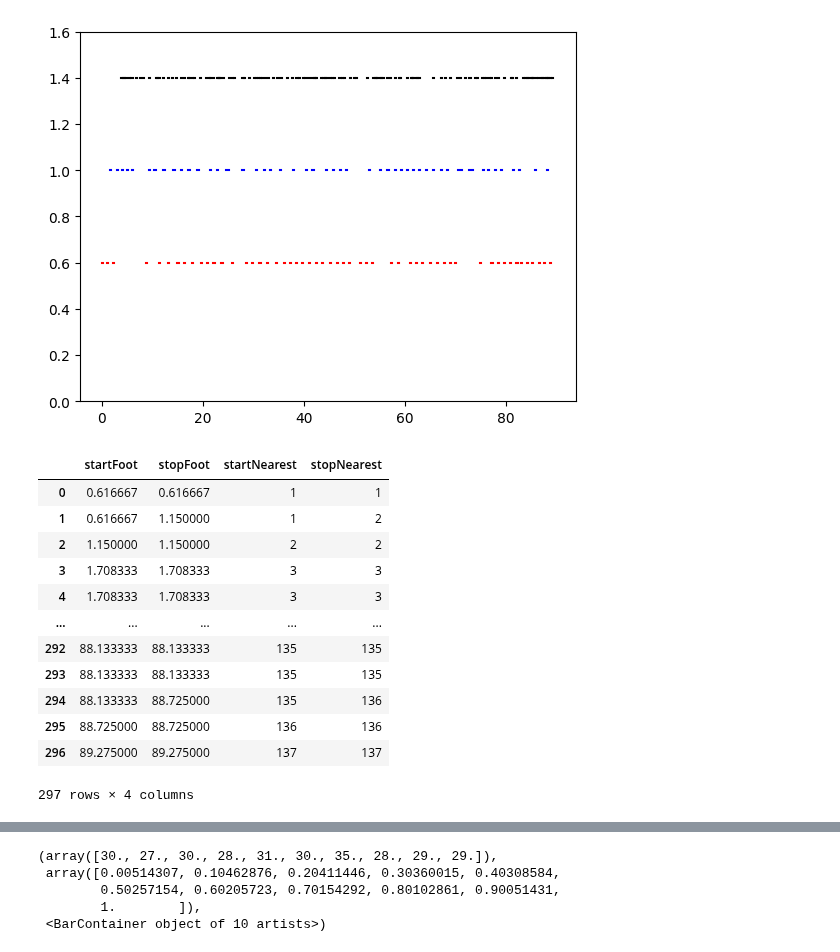
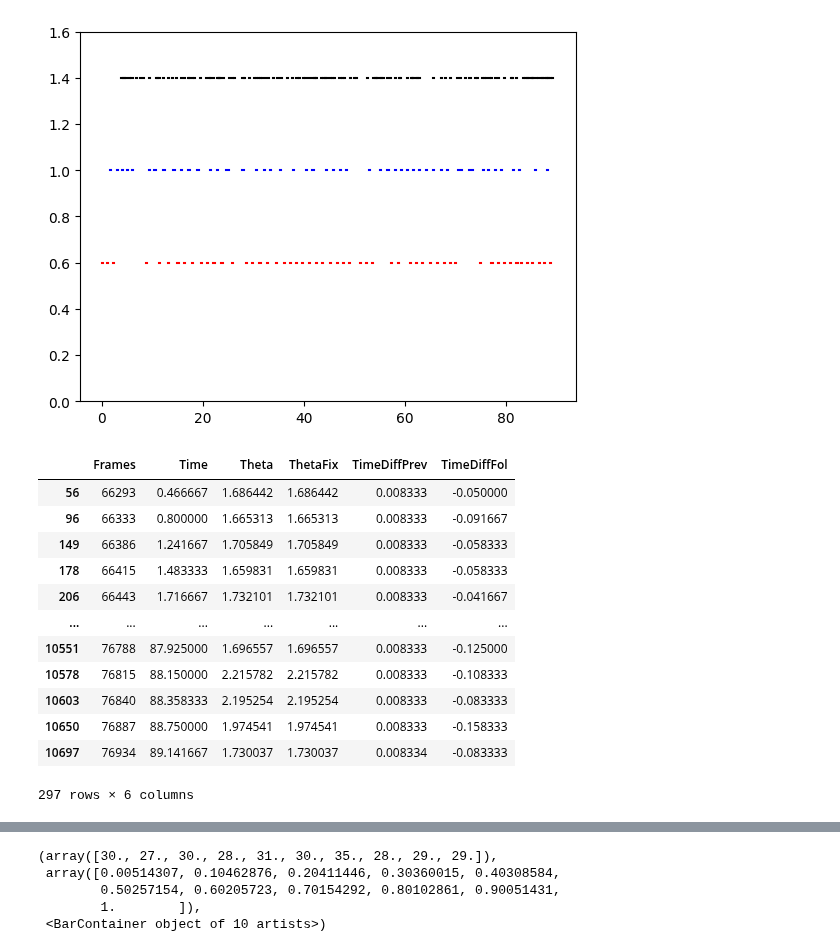
Before and after one commit to BonnenLab/visualize-skelly-laser-environment, a Jupyter notebook: fixations-vs-feet.ipynb, the cells around one changed output, grey strips where cells are left out. Saved outputs shown, nothing was run; the diff lists cells and outputs as text; code cells hidden in the pictures.

```diff
--- a/fixations-vs-feet.ipynb
+++ b/fixations-vs-feet.ipynb
@@ -95,6 +91,22 @@ plt.ylim(0,1.6)
 # %% [output]
 (0.0, 1.6)
 [figure]
+# %%
+FixStart
+# %% [output]
+|  | Frames | Time | Theta | ThetaFix | TimeDiffPrev | TimeDiffFol |
+| 56 | 66293 | 0.466667 | 1.686442 | 1.686442 | 0.008333 | -0.050000 |
+| 96 | 66333 | 0.800000 | 1.665313 | 1.665313 | 0.008333 | -0.091667 |
+| 149 | 66386 | 1.241667 | 1.705849 | 1.705849 | 0.008333 | -0.058333 |
+| 178 | 66415 | 1.483333 | 1.659831 | 1.659831 | 0.008333 | -0.058333 |
+| 206 | 66443 | 1.716667 | 1.732101 | 1.732101 | 0.008333 | -0.041667 |
+| ... | ... | ... | ... | ... | ... | ... |
+| 10551 | 76788 | 87.925000 | 1.696557 | 1.696557 | 0.008333 | -0.125000 |
+| 10578 | 76815 | 88.150000 | 2.215782 | 2.215782 | 0.008333 | -0.108333 |
+| 10603 | 76840 | 88.358333 | 2.195254 | 2.195254 | 0.008333 | -0.083333 |
+| 10650 | 76887 | 88.750000 | 1.974541 | 1.974541 | 0.008333 | -0.158333 |
+| 10697 | 76934 | 89.141667 | 1.730037 | 1.730037 | 0.008334 | -0.083333 |
+297 rows × 6 columns
 # %%
 fixStart = np.array(FixStart['Time'])
 fixEnd = np.array(FixEnd['Time'])
@@ -130,18 +142,2 @@ df['stopNearest'] = stopNearest
 #df['Start'] = FixStart.loc[1:, ['Time']]
 #df['Stop'] = FixEnd['Time']
-# %%
-df
-# %% [output]
-|  | startFoot | stopFoot | startNearest | stopNearest |
-| 0 | 0.616667 | 0.616667 | 1 | 1 |
-| 1 | 0.616667 | 1.150000 | 1 | 2 |
-| 2 | 1.150000 | 1.150000 | 2 | 2 |
-| 3 | 1.708333 | 1.708333 | 3 | 3 |
-| 4 | 1.708333 | 1.708333 | 3 | 3 |
-| ... | ... | ... | ... | ... |
-| 292 | 88.133333 | 88.133333 | 135 | 135 |
-| 293 | 88.133333 | 88.133333 | 135 | 135 |
-| 294 | 88.133333 | 88.725000 | 135 | 136 |
-| 295 | 88.725000 | 88.725000 | 136 | 136 |
-| 296 | 89.275000 | 89.275000 | 137 | 137 |
-297 rows × 4 columns
```
Also changed, not shown: parts of 10 cells of this notebook.
